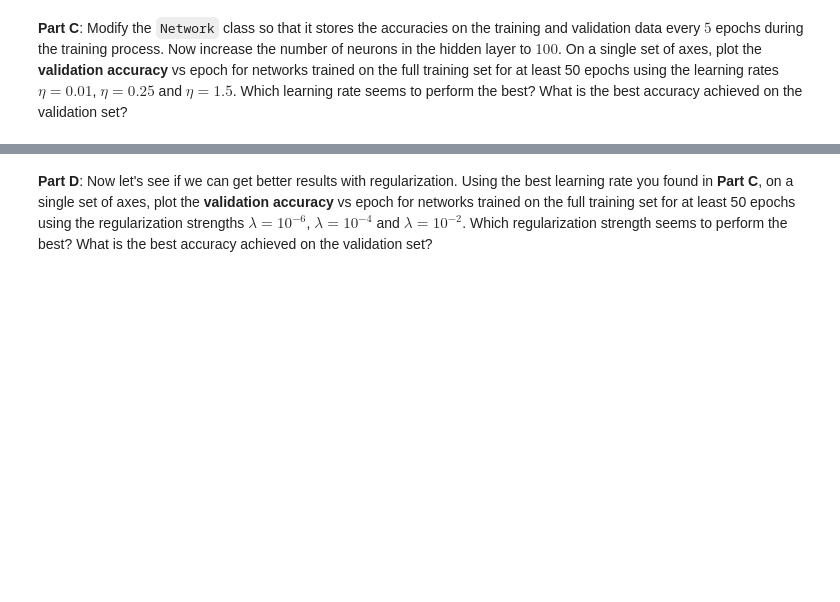
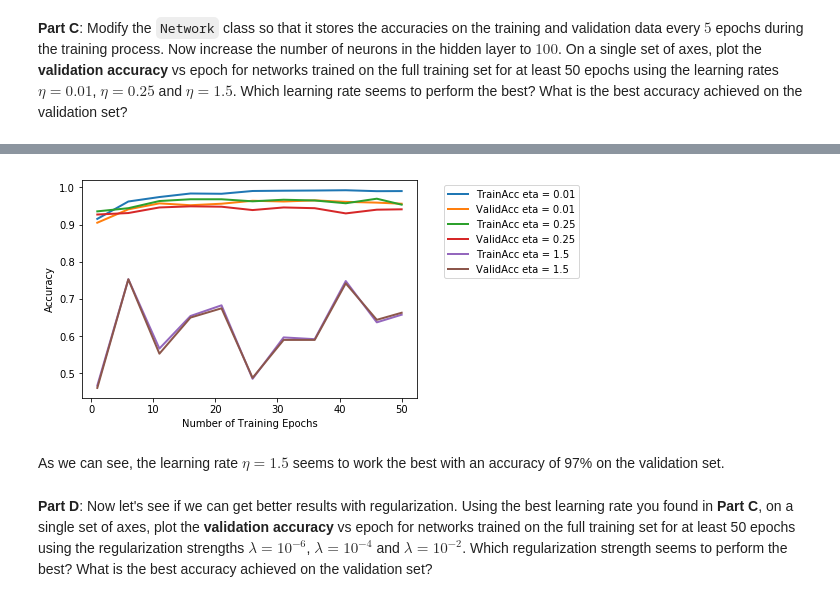
Before and after one commit to lula4266/CSCI-4622-Machine-Learning, a Jupyter notebook: hmwk/hmwk04/hmwk04.ipynb, the cells around one changed output, grey strips where cells are left out. Drawn from its saved outputs; the diff is of its cells as text; code cells hidden in the pictures; blank space fills up the shorter version.

```diff
--- a/hmwk/hmwk04/hmwk04.ipynb
+++ b/hmwk/hmwk04/hmwk04.ipynb
@@ -153,6 +153,12 @@ class Network:
 
         # initialize the deltas on each hidden and output layer
         self.delta = [np.zeros(n) for n in self.sizes]
+
+        #Storing for Training Accuracy
+        self.trainAcc = []
+
+        #Storing for validation accuracy
+        self.validAcc= []
 
     def g(self, z):
         """
@@ -221,7 +227,7 @@ class Network:
         return np.sum(np.all(np.equal(yhat, y), axis=1)) / X.shape[0]
 
 
-    def back_prop(self, x, y,lam):
+    def back_prop(self, x, y, lam = 0):
         """
         Back propagation to get derivatives of C wrt weights and biases for given training example
 
@@ -230,7 +236,6 @@ class Network:
         """
 
         self.forward_prop(x)
-
         self.delta[self.L-1] = self.gradC(self.a[self.L-1],y)*self.g_prime(self.z[self.L-1])
 
         # TODO: loop backward through layers, backprop deltas, compute dWs and dbs
@@ -238,7 +243,7 @@ class Network:
             self.delta[ll] = np.matmul(self.W[ll].T,self.delta[ll+1])*self.g_prime(self.z[ll])
             pass
         for i in range(self.L-1):
-            self.dW[i] = np.matmul(np.mat(self.delta[i+1]).T,np.mat(self.a[i]))+lam*self.W[i]
+            self.dW[i] = np.array(np.matmul(np.mat(self.delta[i+1]).T,np.mat(self.a[i]))+lam*self.W[i])
             self.db[i] = self.delta[i+1]
 
 
@@ -264,17 +269,14 @@ class Network:
 
             # shuffle indices
             np.random.shuffle(shuffled_inds)
-
             # loop over training examples
             for ind in shuffled_inds:
-
                 self.back_prop(X_train[ind],y_train[ind],lam)
                 for i,w in enumerate(self.W):
                     self.W[i] = w-eta*self.dW[i]
                     self.b[i] = self.b[i]-eta*self.db[i]
-
             # occasionally print accuracy
-            if isPrint and ((ep+1)%10)==1:
+            if isPrint and ((ep+1)%5)==1:
                 self.epoch_report(ep, num_epochs, X_train, y_train, X_valid, y_valid)
 
         # print final accuracy
@@ -293,7 +295,8 @@ class Network:
         :param X_train: optional matrix of validation features
         :param y_train: optional matrix of vector-encoded validation labels
         """
-
+        self.trainAcc.append(self.accuracy(X_train,y_train))
+        self.validAcc.append(self.accuracy(X_valid,y_valid))
         print("epoch {:3d}/{:3d}: ".format(ep+1, num_epochs), end="")
         print("  train acc: {:8.3f}".format(self.accuracy(X_train, y_train)), end="")
         if X_valid is not None: print("  valid acc: {:8.3f}".format(self.accuracy(X_valid, y_valid)))
@@ -437,3 +433,7 @@ view_digit(X_train[training_index], label_dict[np.argmax(y_train[training_index]
 [figure]
 # %% [markdown]
 **Part B**: Train a network with a single hidden layer containing $30$ neurons on the first $500$ training examples in the training set using a learning rate of $\eta = 0.01$ for at least $50$ epochs.  What accuracy does your network achieve on the validation set?  Do you see any clear signs of overfitting?
+# %%
+sizes = [441,30,4]
+net = Network(sizes)
+net.train(X_train,y_train = y_train,X_valid = X_valid,y_valid=y_valid,eta = 0.01, num_epochs = 50)
@@ -440,2 +449,13 @@ view_digit(X_train[training_index], label_dict[np.argmax(y_train[training_index]
 # %% [markdown]
 **Part C**: Modify the `Network` class so that it stores the accuracies on the training and validation data every $5$ epochs during the training process. Now increase the number of neurons in the hidden layer to $100$.  On a single set of axes, plot the **validation accuracy** vs epoch for networks trained on the full training set for at least 50 epochs using the learning rates $\eta = 0.01$, $\eta = 0.25$ and $\eta = 1.5$.  Which learning rate seems to perform the best? What is the best accuracy achieved on the validation set?
+# %%
+sizes = [441,100,4]
+etas = [0.01,0.25,1.5]
+trainAcc = []
+validAcc = []
+epochNum = [1,6,11,16,21,26,31,36,41,46,50]
+for eta in etas:
+    net = Network(sizes)
+    net.train(X_train,y_train = y_train,X_valid = X_valid,y_valid=y_valid,eta = eta,num_epochs = 50)
+    trainAcc.append(net.trainAcc)
+    validAcc.append(net.validAcc)
@@ -442,2 +480,16 @@ view_digit(X_train[training_index], label_dict[np.argmax(y_train[training_index]
+# %%
+for i,eta in enumerate(etas):
+    train_label = 'TrainAcc eta = {}'.format(eta)
+    valid_label = 'ValidAcc eta = {}'.format(eta)
+    plt.plot(epochNum,trainAcc[i],lw = 2,label = train_label)
+    plt.plot(epochNum,validAcc[i],lw = 2,label = valid_label)
+plt.ylabel('Accuracy')
+plt.xlabel('Number of Training Epochs')
+plt.legend(loc = 'upper right',bbox_to_anchor = [1.5,1])
+plt.show()
+# %% [output]
+[figure, added]
+# %% [markdown]
+As we can see, the learning rate $\eta = 1.5$ seems to work the best with an accuracy of 97% on the validation set.
 # %% [markdown]
 **Part D**:  Now let's see if we can get better results with regularization. Using the best learning rate you found in **Part C**, on a single set of axes, plot the **validation accuracy** vs epoch for networks trained on the full training set for at least 50 epochs using the regularization strengths $\lambda = 10^{-6}$, $\lambda = 10^{-4}$ and $\lambda = 10^{-2}$.  Which regularization strength seems to perform the best? What is the best accuracy achieved on the validation set?
```
Also changed, not shown: parts of 16 cells of this notebook, 1 other file.
